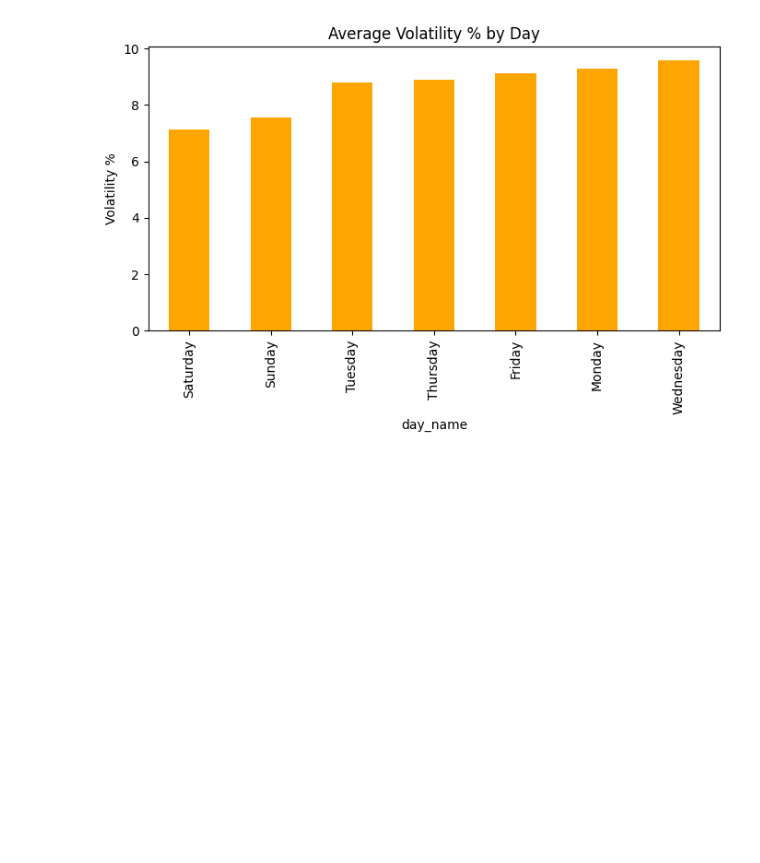
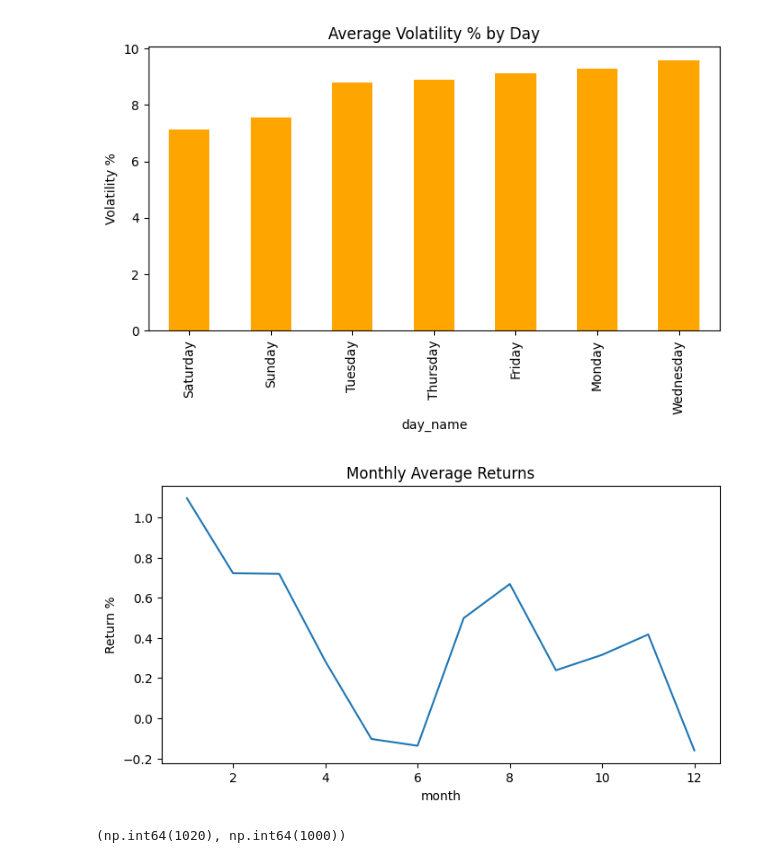
Before and after one commit to DakshC17/Solana_Price_Analysis, a Jupyter notebook: notebooks/solana_analysis.ipynb, the cells around one changed output. Saved outputs shown, nothing was run; the diff lists cells and outputs as text; code cells hidden in the pictures; blank space fills up the shorter version.

Commit message:
Plottted the graphs for bear and bull

```diff
--- a/notebooks/solana_analysis.ipynb
+++ b/notebooks/solana_analysis.ipynb
@@ -192,3 +192,20 @@ plt.ylabel("Volatility %")
 plt.show()
 # %% [output]
 [figure]
+# %%
+monthly_returns = df.groupby('month')['return_pct'].mean()
+
+# monthly_returns.plot(kind = 'bar', figsize=(8,4), color = "green")
+monthly_returns.plot(figsize=(8,4))
+plt.title("Monthly Average Returns")
+plt.ylabel("Return %")
+plt.show()
+# %% [output]
+[figure, added]
+# %%
+positive_days = (df['return_pct'] > 0).sum()
+negative_days = (df['return_pct'] <= 0).sum()
+
+positive_days, negative_days
+# %% [output]
+(np.int64(1020), np.int64(1000))
```
Also changed, not shown: parts of 10 cells of this notebook.
